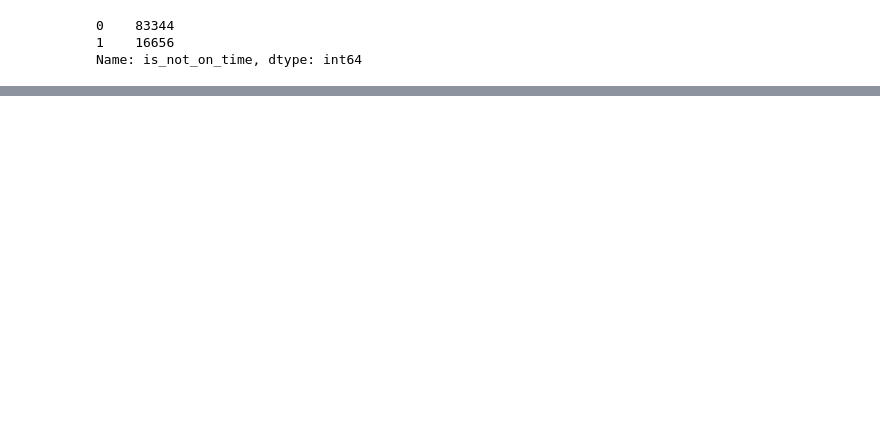
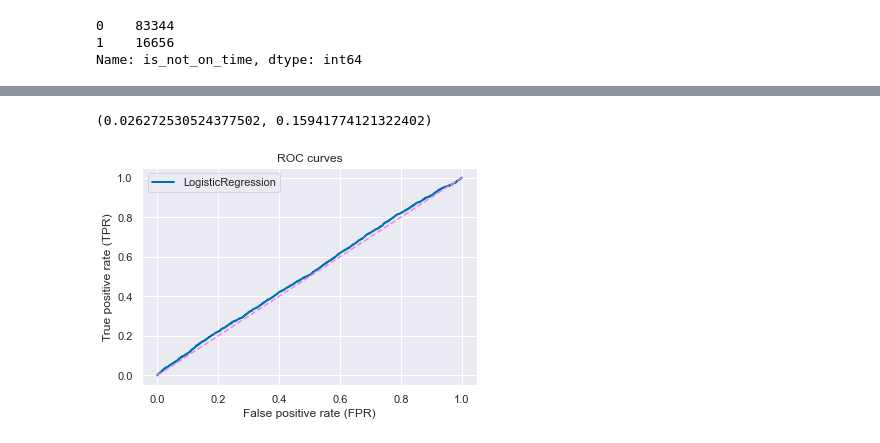
Before and after one commit to binh748/flight-classification, a Jupyter notebook: data_cleaning.ipynb, the cells around one changed output, grey strips where cells are left out. Cells and saved outputs as stored; diff of their text form; code cells hidden in the pictures; blank space fills up the shorter version.

```diff
--- a/data_cleaning.ipynb
+++ b/data_cleaning.ipynb
@@ -178,3 +313,17 @@ def initial_split(X, y):
     X_train_val, X_test, y_train_val, y_test = train_test_split(
         X, y, test_size=0.2, random_state=4444)
     return X_train_val, X_test, y_train_val, y_test
+# %%
+def second_split(X_train_val, y_train_val):
+    """Splits features and target dataframes so training set
+    is 60% of all data and validation set is 20% of all data.
+
+    Args:
+        X_train_val: A dataframe, containing 80% of the original features data,
+            to be used for training and validation.
+        y_train_val: A dataframe, containing 80% of the original target data, to
+            be used for training and validation.
+    """
+    X_train, X_val, y_train, y_val = train_test_split(
+        X_train_val, y_train_val, test_size=.25, random_state=4444)
+    return X_train, X_val, y_train, y_val
@@ -181,2 +414,17 @@ def initial_split(X, y):
+# %%
+def plot_ROC(model, X_train, X_val, y_train, y_val):
+    model.fit(X_train, y_train)
+    fpr, tpr, thresholds = roc_curve(y_val, model.predict_proba(X_val)[:, 1])
+    model_name = re.sub(r'\((.*)\)', '', str(model))
+    plt.plot(fpr, tpr, lw=2, label=model_name)
+    plt.plot([0,1], [0,1], c='violet', ls='--')
+    plt.xlim([-0.05,1.05])
+    plt.ylim([-0.05,1.05])
+    plt.xlabel('False positive rate (FPR)')
+    plt.ylabel('True positive rate (TPR)')
+    plt.title('ROC curves');
+    plt.legend()
+    return fpr, tpr, thresholds
 # %%
-X, y = feature_target_selection(['scheduled_time', 'distance'], ['is_not_on_time'], sample_df)
+X, y = feature_target_selection(['scheduled_time', 'distance'],
+                                'is_not_on_time', sample_df)
@@ -183,2 +446,3 @@ X, y = feature_target_selection(['scheduled_time', 'distance'], ['is_not_on_time
 # %%
 X_train_val, X_test, y_train_val, y_test = initial_split(X, y)
+X_train, X_val, y_train, y_val = second_split(X_train_val, y_train_val)
@@ -184,0 +467,8 @@ X_train_val, X_test, y_train_val, y_test = initial_split(X, y)
+# %%
+get_best_threshold_from_roc_curve(fpr, tpr, thresholds)
+# %% [output]
+(0.026272530524377502, 0.15941774121322402)
+# %%
+fpr, tpr, thresholds = plot_ROC(lm, X_train, X_val, y_train, y_val)
+# %% [output]
+[figure, added]
```
Also changed, not shown: parts of 39 cells of this notebook.
